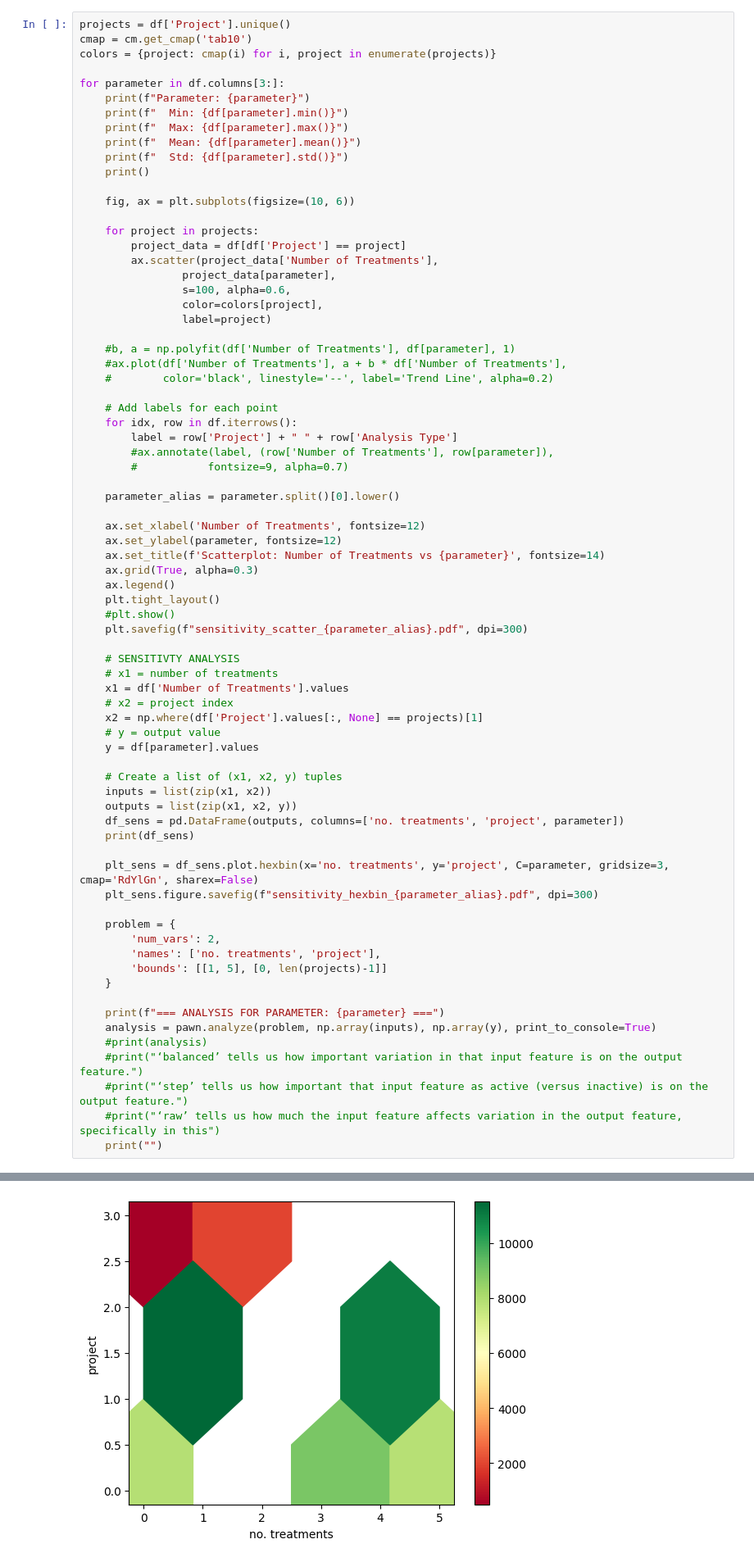
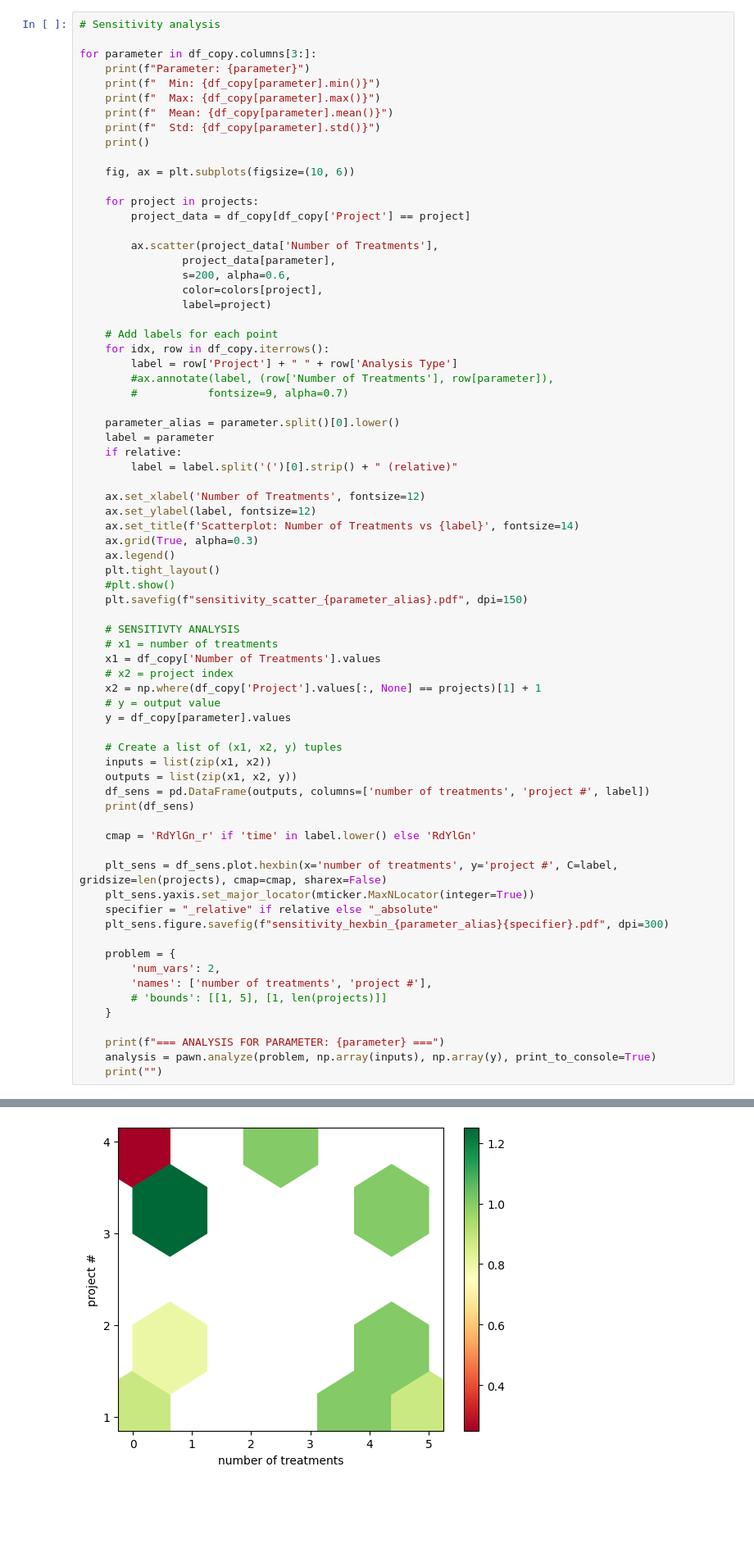
Before and after one commit to kongr45gpen/doctoral-thesis, a Jupyter notebook: analyses/sensitivity_analysis.ipynb, the cells around one changed output, grey strips where cells are left out. Shown at 82% size. Drawn from its saved outputs; the diff is of its cells as text; blank space fills up the shorter version.

```diff
--- a/analyses/sensitivity_analysis.ipynb
+++ b/analyses/sensitivity_analysis.ipynb
@@ -24,76 +141,74 @@ df
 # %%
-projects = df['Project'].unique()
-cmap = cm.get_cmap('tab10')
-colors = {project: cmap(i) for i, project in enumerate(projects)}
+# Sensitivity analysis
 
-for parameter in df.columns[3:]:
+for parameter in df_copy.columns[3:]:
     print(f"Parameter: {parameter}")
-    print(f"  Min: {df[parameter].min()}")
-    print(f"  Max: {df[parameter].max()}")
-    print(f"  Mean: {df[parameter].mean()}")
-    print(f"  Std: {df[parameter].std()}")
+    print(f"  Min: {df_copy[parameter].min()}")
+    print(f"  Max: {df_copy[parameter].max()}")
+    print(f"  Mean: {df_copy[parameter].mean()}")
+    print(f"  Std: {df_copy[parameter].std()}")
     print()
 
     fig, ax = plt.subplots(figsize=(10, 6))
 
     for project in projects:
-        project_data = df[df['Project'] == project]
+        project_data = df_copy[df_copy['Project'] == project]
+
         ax.scatter(project_data['Number of Treatments'],
                 project_data[parameter],
-                s=100, alpha=0.6,
+                s=200, alpha=0.6,
                 color=colors[project],
                 label=project)
 
-    #b, a = np.polyfit(df['Number of Treatments'], df[parameter], 1)
-    #ax.plot(df['Number of Treatments'], a + b * df['Number of Treatments'],
-    #        color='black', linestyle='--', label='Trend Line', alpha=0.2)
-
     # Add labels for each point
-    for idx, row in df.iterrows():
+    for idx, row in df_copy.iterrows():
         label = row['Project'] + " " + row['Analysis Type']
         #ax.annotate(label, (row['Number of Treatments'], row[parameter]),
         #           fontsize=9, alpha=0.7)
 
     parameter_alias = parameter.split()[0].lower()
+    label = parameter
+    if relative:
+        label = label.split('(')[0].strip() + " (relative)"
 
     ax.set_xlabel('Number of Treatments', fontsize=12)
-    ax.set_ylabel(parameter, fontsize=12)
-    ax.set_title(f'Scatterplot: Number of Treatments vs {parameter}', fontsize=14)
+    ax.set_ylabel(label, fontsize=12)
+    ax.set_title(f'Scatterplot: Number of Treatments vs {label}', fontsize=14)
     ax.grid(True, alpha=0.3)
     ax.legend()
     plt.tight_layout()
     #plt.show()
-    plt.savefig(f"sensitivity_scatter_{parameter_alias}.pdf", dpi=300)
+    plt.savefig(f"sensitivity_scatter_{parameter_alias}.pdf", dpi=150)
 
     # SENSITIVTY ANALYSIS
     # x1 = number of treatments
-    x1 = df['Number of Treatments'].values
+    x1 = df_copy['Number of Treatments'].values
     # x2 = project index
-    x2 = np.where(df['Project'].values[:, None] == projects)[1]
+    x2 = np.where(df_copy['Project'].values[:, None] == projects)[1] + 1
     # y = output value
-    y = df[parameter].values
+    y = df_copy[parameter].values
 
     # Create a list of (x1, x2, y) tuples
     inputs = list(zip(x1, x2))
     outputs = list(zip(x1, x2, y))
-    df_sens = pd.DataFrame(outputs, columns=['no. treatments', 'project', parameter])
+    df_sens = pd.DataFrame(outputs, columns=['number of treatments', 'project #', label])
     print(df_sens)
 
-    plt_sens = df_sens.plot.hexbin(x='no. treatments', y='project', C=parameter, gridsize=3, cmap='RdYlGn', sharex=False)
-    plt_sens.figure.savefig(f"sensitivity_hexbin_{parameter_alias}.pdf", dpi=300)
+    cmap = 'RdYlGn_r' if 'time' in label.lower() else 'RdYlGn'
+
+    plt_sens = df_sens.plot.hexbin(x='number of treatments', y='project #', C=label, gridsize=len(projects), cmap=cmap, sharex=False)
+    plt_sens.yaxis.set_major_locator(mticker.MaxNLocator(integer=True))
+    specifier = "_relative" if relative else "_absolute"
+    plt_sens.figure.savefig(f"sensitivity_hexbin_{parameter_alias}{specifier}.pdf", dpi=300)
 
     problem = {
         'num_vars': 2,
-        'names': ['no. treatments', 'project'],
-        'bounds': [[1, 5], [0, len(projects)-1]]
+        'names': ['number of treatments', 'project #'],
+        # 'bounds': [[1, 5], [1, len(projects)]]
     }
 
     print(f"=== ANALYSIS FOR PARAMETER: {parameter} ===")
     analysis = pawn.analyze(problem, np.array(inputs), np.array(y), print_to_console=True)
-    #print(analysis)
-    #print("‘balanced’ tells us how important variation in that input feature is on the output feature.")
-    #print("‘step’ tells us how important that input feature as active (versus inactive) is on the output feature.")
-    #print("‘raw’ tells us how much the input feature affects variation in the output feature, specifically in this")
     print("")
 # %% [output]
 Parameter: Development Time (hours)
@@ -119 +234 @@ project         0.000000  0.166667  0.166667  0.333333  0.816497  0.136083
-[figure, old version]
+[figure, new version]
```
Also changed, not shown: parts of 7 cells of this notebook, 13 other files.
